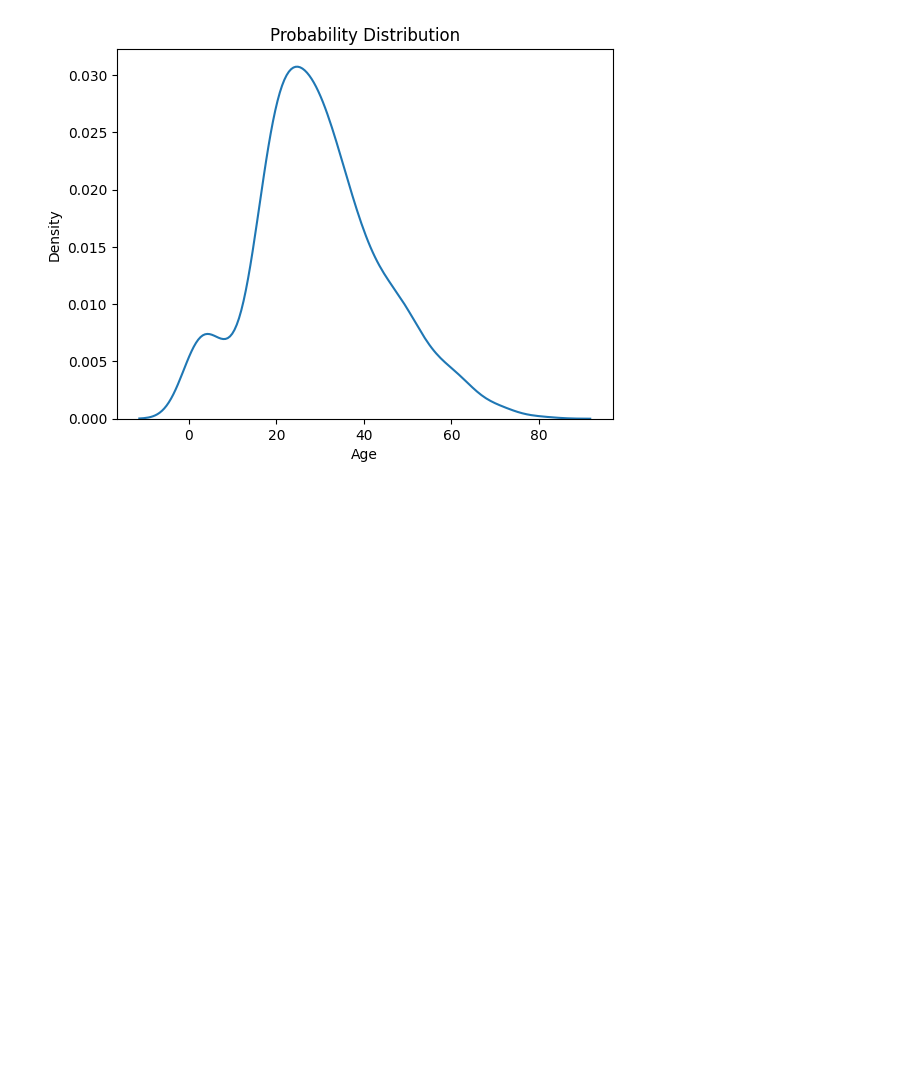
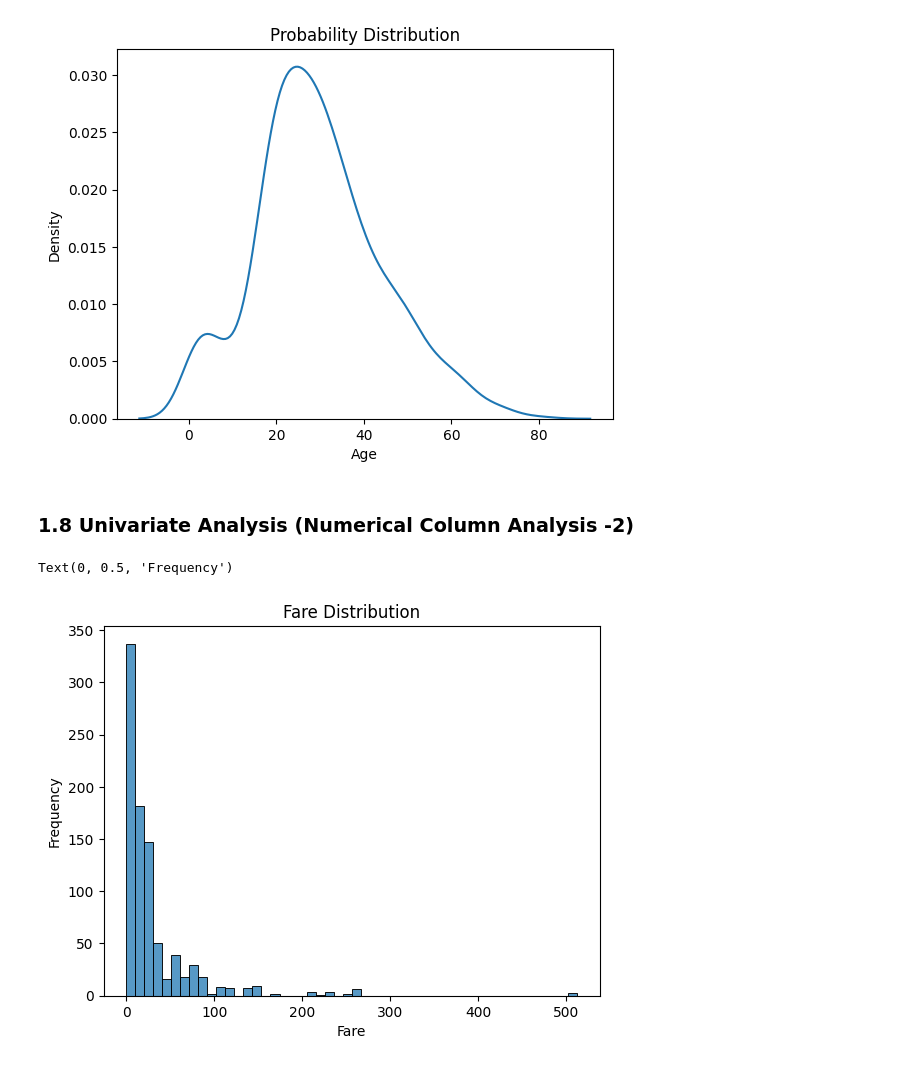
Before and after one commit to roybipro/AI-ML-learning-Phitron, a Jupyter notebook: machine-learning/week-01-eda-and-feature-engineering/moddule-01-exploratory-data-analysis-part-1/eda-p-1.ipynb, the cells around one changed output. Drawn from its saved outputs; the diff is of its cells as text; code cells hidden in the pictures; blank space fills up the shorter version.

Commit message:
1.8 Univariate Analysis (Numerical Column Analysis -2)

```diff
--- a/machine-learning/week-01-eda-and-feature-engineering/moddule-01-exploratory-data-analysis-part-1/eda-p-1.ipynb
+++ b/machine-learning/week-01-eda-and-feature-engineering/moddule-01-exploratory-data-analysis-part-1/eda-p-1.ipynb
@@ -181,3 +181,13 @@ plt.ylabel('Density')
 # %% [output]
 Text(0, 0.5, 'Density')
 [figure]
+# %% [markdown]
+### 1.8 Univariate Analysis (Numerical Column Analysis -2)
+# %%
+sns.histplot(df['Fare'],bins=50)
+plt.title('Fare Distribution')
+plt.xlabel('Fare')
+plt.ylabel('Frequency')
+# %% [output]
+Text(0, 0.5, 'Frequency')
+[figure, added]
```
Also changed, not shown: parts of 2 cells of this notebook.
